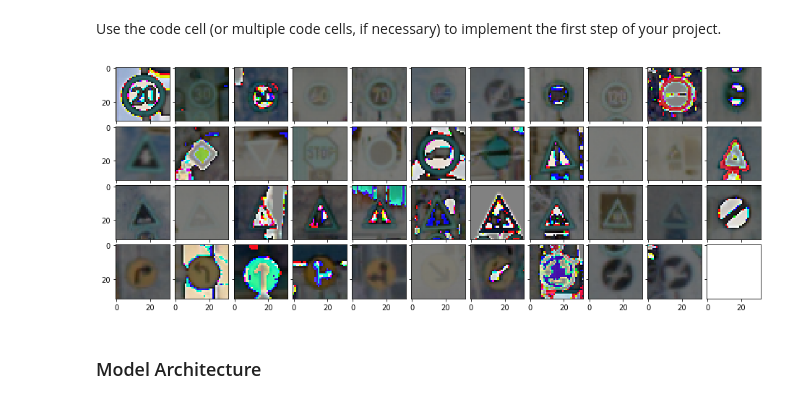
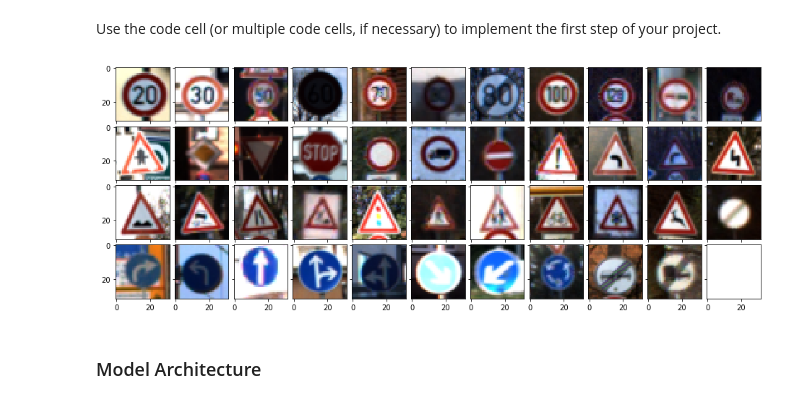
Before and after one commit to norman-thomas/CarND-Traffic-Sign-Classifier-Project, a Jupyter notebook: Traffic_Sign_Classifier.ipynb, the cells around one changed output. Drawn from its saved outputs; the diff is of its cells as text; code cells hidden in the pictures.

```diff
--- a/Traffic_Sign_Classifier.ipynb
+++ b/Traffic_Sign_Classifier.ipynb
@@ -143,46 +161,31 @@ Use the code cell (or multiple code cells, if necessary) to implement the first
 import numpy as np
 import cv2
 
-def convert_to_hsv(img):
-    '''converts an image from RGB to HSV color space'''
-    return cv2.cvtColor(img, cv2.COLOR_RGB2HSV)
-
-def increase_contrast(img):
-    hsv = convert_to_hsv(img)
-    h, s, v = cv2.split(hsv)
-    clahe = cv2.createCLAHE(clipLimit=3.0, tileGridSize=(4,4))
-    clahe.apply(v)
-    return cv2.merge((h, s, v))
-
 def normalize(img):
     '''normalizes pixel values from a [0,255] to [-0.5,+0.5] range'''
-    cv2.normalize(img, img, 0, 1, cv2.NORM_MINMAX, dtype=cv2.CV_32F)
-    return (img - 0.5)
+    result = np.zeros(shape=img.shape)
+    result = cv2.normalize(img, result, 0, 1, cv2.NORM_MINMAX, dtype=cv2.CV_32F)
+    return result - 0.5
 
 def preprocess(dataset):
     '''do the whole preprocessing by converting color space and normalizing values with one function call'''
     normalized = []
     for img in dataset:
-        contrast = increase_contrast(img)
-        norm = normalize(img)
-        normalized.append(norm)
+        normalized.append(normalize(img))
     return np.array(normalized)
 # %%
 X_train = preprocess(X_train)
 X_valid = preprocess(X_valid)
 X_test = preprocess(X_test)
-# %%
-fig = plt.figure(1, (16., 16. * math.ceil(len(examples)/n_cols)))
-grid = ImageGrid(fig, 111,
-                 nrows_ncols=(math.ceil(len(examples)/n_cols), n_cols),
-                 axes_pad=0.1,
-                )
-
-for index, c in zip(examples, classes):
-    image = X_train[index].squeeze()
-    grid[c].imshow(image)
-# %% [output]
-[figure, removed]
+# %%
+def unpreprocess(dataset):
+    return [ ((d + 0.5) * 255).astype(np.uint8) for d in dataset ]
+
+X_examples = [ X_train[i] for i in examples ]
+X_examples = unpreprocess(X_examples)
+display_traffic_signs(X_examples)
+# %% [output]
+[figure, added]
 # %% [markdown]
 ### Model Architecture
 # %%
```
Also changed, not shown: parts of 19 cells of this notebook, 24 other files.
